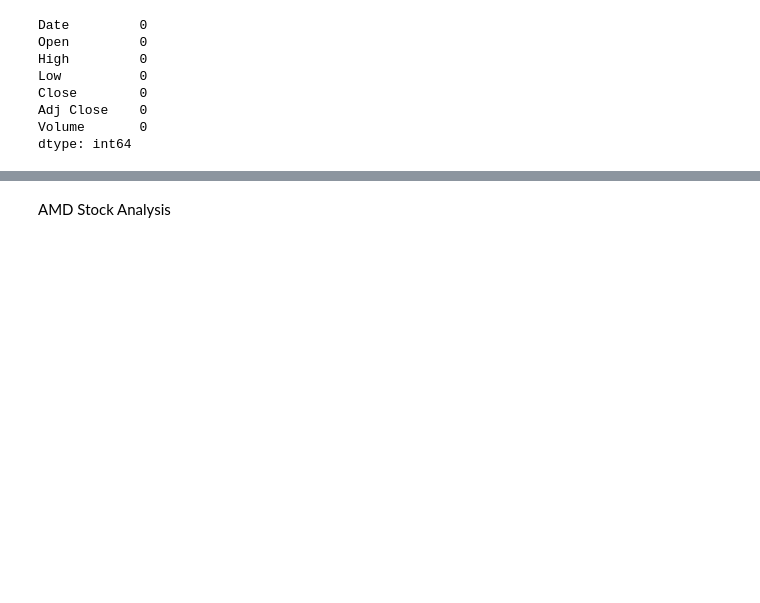
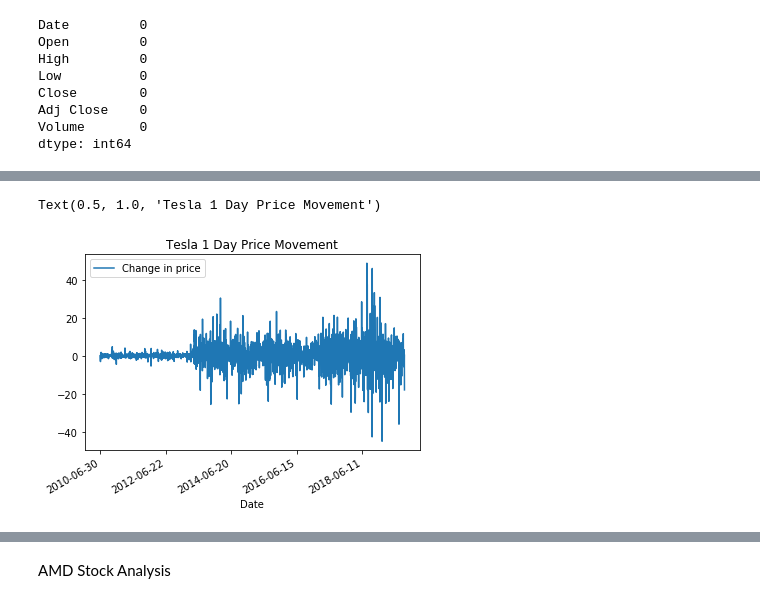
Before and after one commit to ohashioji/EfficientMarketTestML, a Jupyter notebook: efficient_markets.ipynb, the cells around one changed output, grey strips where cells are left out. Cells and saved outputs as stored; diff of their text form; code cells hidden in the pictures; blank space fills up the shorter version.

```diff
--- a/efficient_markets.ipynb
+++ b/efficient_markets.ipynb
@@ -77,0 +96,8 @@ Tesla stock price shows extremely minimal autocorrlation.
+# %%
+tesla['1_day_close'] = tesla['Close'].shift(-1) #price 1 day in the future from "today"
+tesla['10_day_close'] = tesla['Close'].shift(-10)
+tesla['30_day_close'] = tesla['Close'].shift(-30)
+tesla['90_day_close'] = tesla['Close'].shift(-90)
+# %%
+tesla['Price Up Tomorrow'] = np.where(tesla['Close'].shift(-1)>tesla['Close'], 1, 0) #Price Up Tomorrow Tomorrow is True (1) if tomorrows
+#closing price is higher than todays. This will be our dependent variable we are trying to predict for our classficiation model
@@ -77,0 +124,2 @@ Tesla stock price shows extremely minimal autocorrlation.
+# %%
+tesla.dropna(axis=0, inplace=True)
@@ -77,0 +145,4 @@ Tesla stock price shows extremely minimal autocorrlation.
+# %%
+uni_data = tesla[['Change in price']]
+uni_data.index = tesla['Date']
+uni_data.head(10)
@@ -77,0 +162,6 @@ Tesla stock price shows extremely minimal autocorrlation.
+# %%
+uni_data.plot(subplots=True)
+plt.title('Tesla 1 Day Price Movement')
+# %% [output]
+Text(0.5, 1.0, 'Tesla 1 Day Price Movement')
+[figure, added]
```
Also changed, not shown: parts of 107 cells of this notebook, 1 other file.
